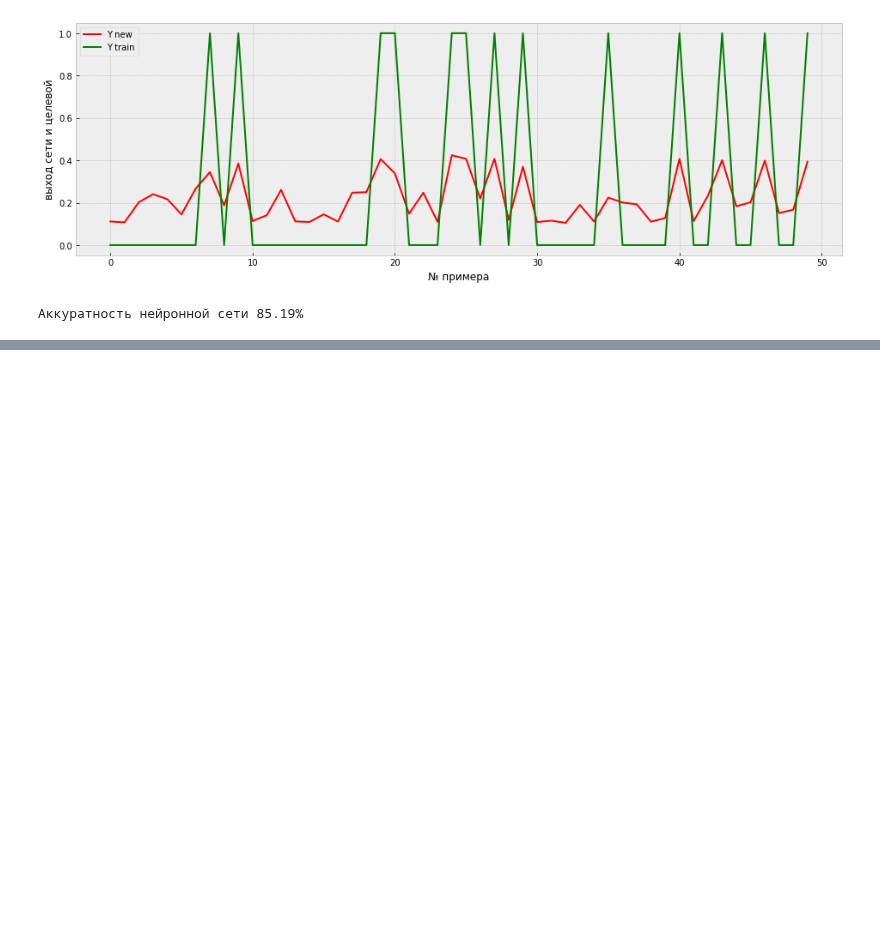
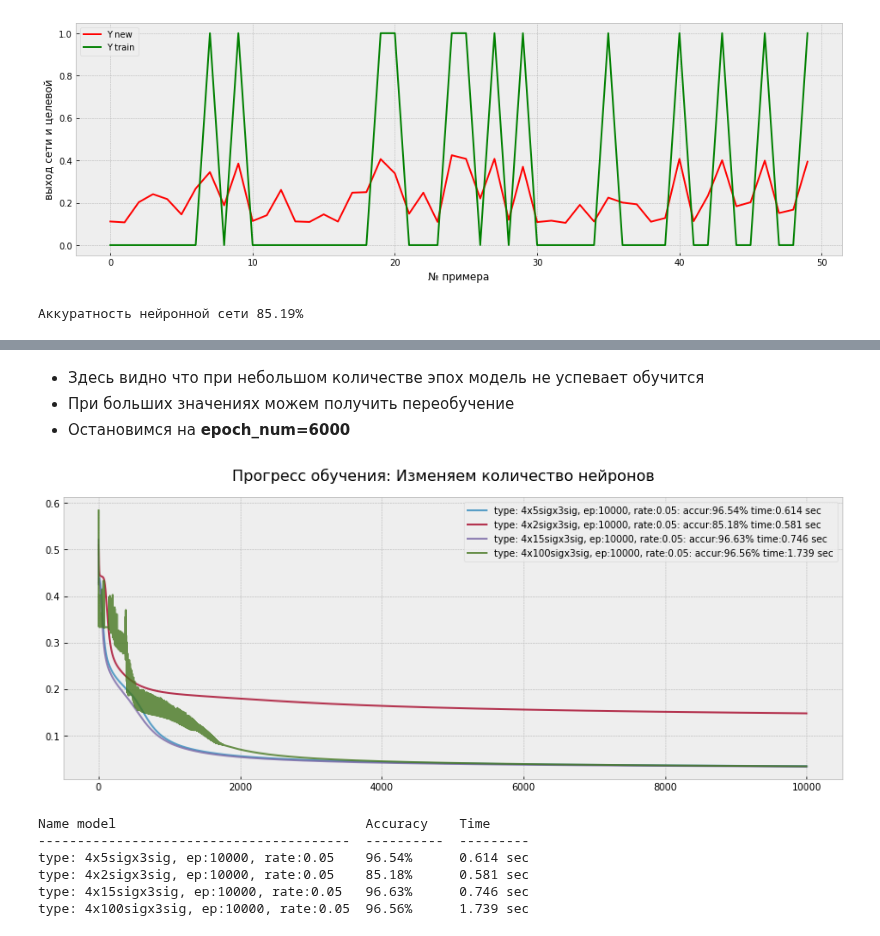
Before and after one commit to PapaCarloSap/AiLessonHomework, a Jupyter notebook: neural_network_intro/hw1/main.ipynb, the cells around one changed output, grey strips where cells are left out. Drawn from its saved outputs; the diff is of its cells as text; code cells hidden in the pictures; blank space fills up the shorter version.

```diff
--- a/neural_network_intro/hw1/main.ipynb
+++ b/neural_network_intro/hw1/main.ipynb
@@ -146,0 +279,2 @@ print("Аккуратность нейронной сети " + str(round(accura
+# %%
+neuron_fit_metric = MetricRegressionManager('Изменяем количество нейронов')
@@ -146,0 +490,14 @@ print("Аккуратность нейронной сети " + str(round(accura
+# %% [markdown]
+- Здесь видно что при небольшом количестве эпох модель не успевает обучится
+- При больших значениях можем получить переобучение
+- Остановимся на **epoch_num=6000**
+# %%
+neuron_fit_metric.show_report()
+# %% [output]
+[figure, added]
+Name model                                Accuracy    Time
+----------------------------------------  ----------  ---------
+type: 4x5sigx3sig, ep:10000, rate:0.05    96.54%      0.614 sec
+type: 4x2sigx3sig, ep:10000, rate:0.05    85.18%      0.581 sec
+type: 4x15sigx3sig, ep:10000, rate:0.05   96.63%      0.746 sec
+type: 4x100sigx3sig, ep:10000, rate:0.05  96.56%      1.739 sec
```
Also changed, not shown: parts of 40 cells of this notebook, 6 other files.
